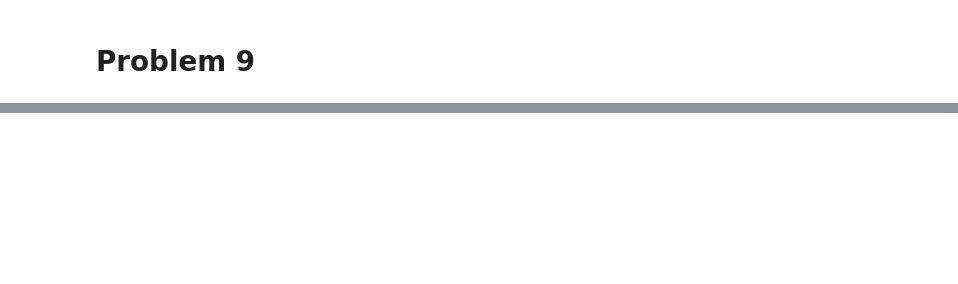
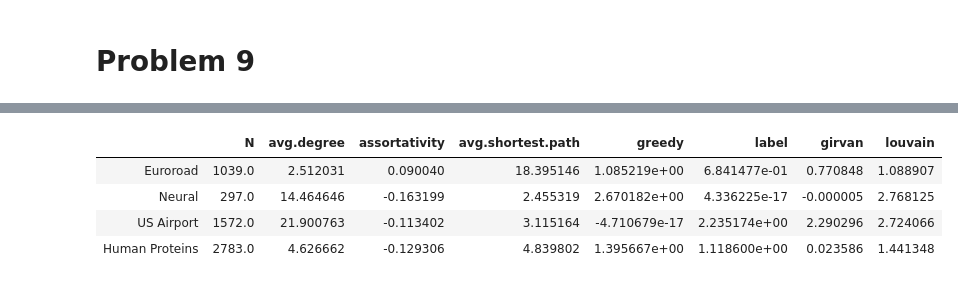
Before and after one commit to matheushjs/sandbox, a Jupyter notebook: complex_nets/lista2.ipynb, the cells around one changed output, grey strips where cells are left out. Saved outputs shown, nothing was run; the diff lists cells and outputs as text; code cells hidden in the pictures; blank space fills up the shorter version.

```diff
--- a/complex_nets/lista2.ipynb
+++ b/complex_nets/lista2.ipynb
@@ -1249,2 +1248,20 @@ for idx, key in enumerate(results.keys()):
 # %% [markdown]
 # Problem 9
+# %%
+eroadG   = nx.read_edgelist("euroroad.txt")
+neuralG  = nx.read_gml("celegansneural.gml")
+usairG   = nx.read_weighted_edgelist("usairport.txt")
+humanG = nx.read_edgelist("maayan-vidal.txt")
+
+allG = [eroadG, neuralG, usairG, humanG]
+allNames = ["Euroroad", "Neural", "US Airport", "Human Proteins"]
+
+for i in range(len(allG)):
+    allG[i] = nx.to_undirected(allG[i])
+    allG[i] = nx.Graph(allG[i]) # removes multigraph
+    allG[i] = sorted(nx.connected_component_subgraphs(allG[i]), key=len, reverse=True)[0]
+    allG[i] = nx.convert_node_labels_to_integers(allG[i])
+
+for G in allG:
+    print("nodes/edges", len(G.nodes), len(G.edges))
+allG
@@ -1250,0 +1425,8 @@ for idx, key in enumerate(results.keys()):
+# %%
+df
+# %% [output]
+|  | N | avg.degree | assortativity | avg.shortest.path | greedy | label | girvan | louvain |
+| Euroroad | 1039.0 | 2.512031 | 0.090040 | 18.395146 | 1.085219e+00 | 6.841477e-01 | 0.770848 | 1.088907 |
+| Neural | 297.0 | 14.464646 | -0.163199 | 2.455319 | 2.670182e+00 | 4.336225e-17 | -0.000005 | 2.768125 |
+| US Airport | 1572.0 | 21.900763 | -0.113402 | 3.115164 | -4.710679e-17 | 2.235174e+00 | 2.290296 | 2.724066 |
+| Human Proteins | 2783.0 | 4.626662 | -0.129306 | 4.839802 | 1.395667e+00 | 1.118600e+00 | 0.023586 | 1.441348 |
```
Also changed, not shown: parts of 12 cells of this notebook.
